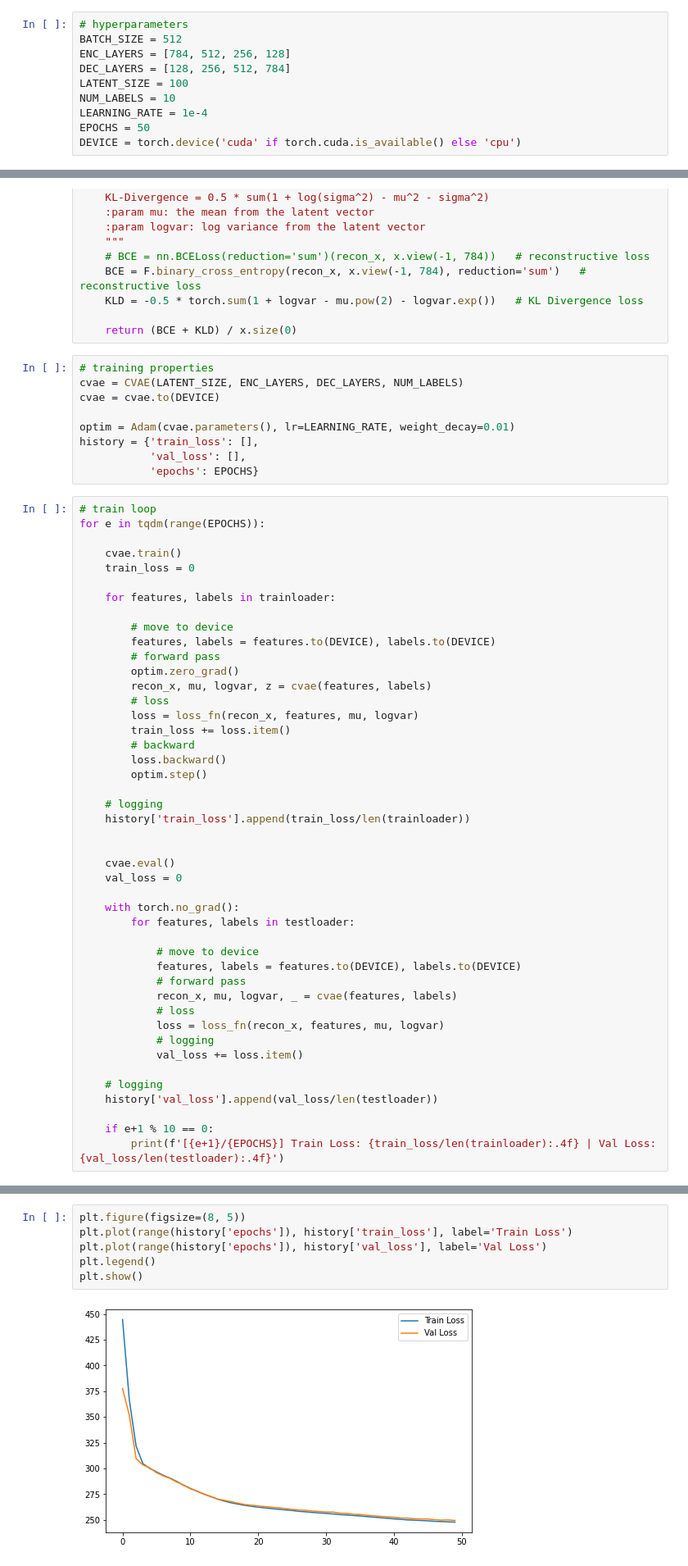
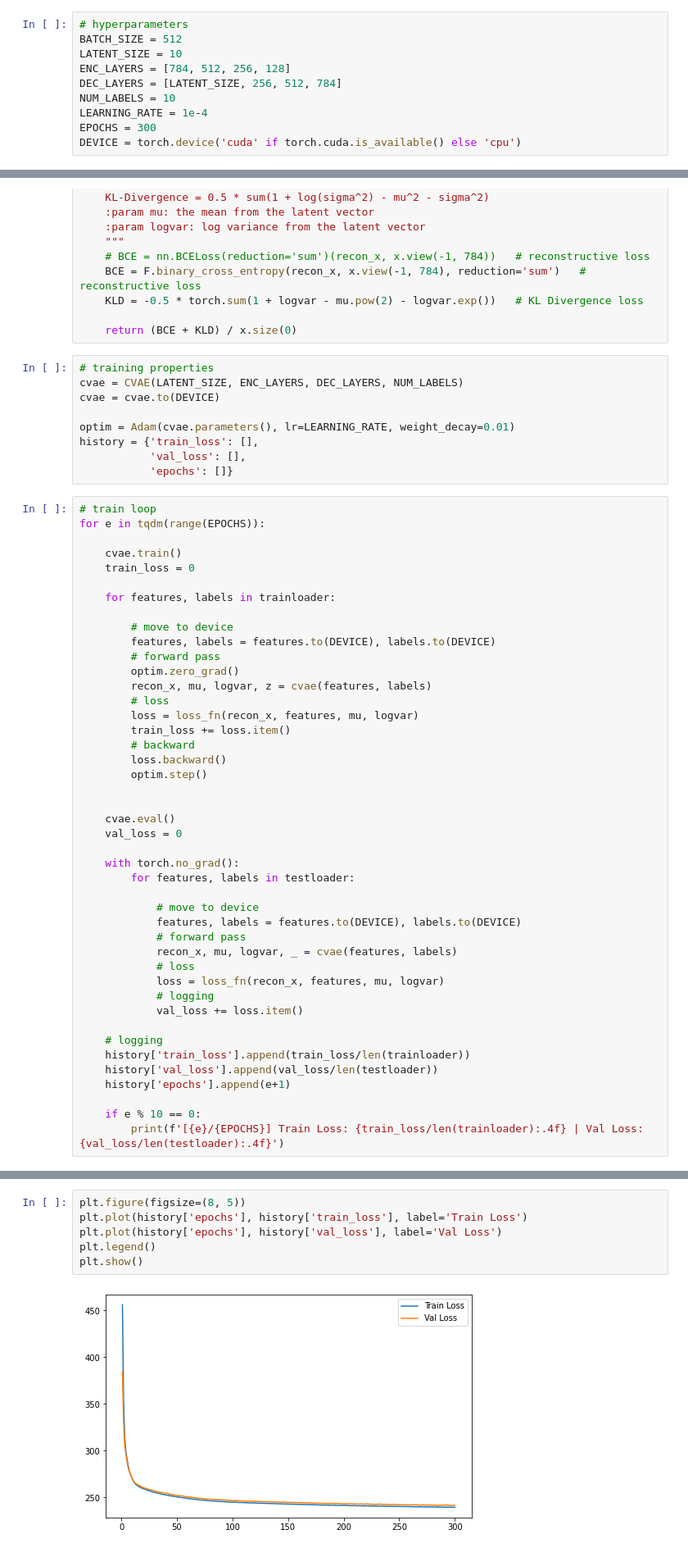
Before and after one commit to fhrzn/sml-tech, a Jupyter notebook: Tasks/Task 3 - Generative Models/smlt-03-generative-models.ipynb, the cells around one changed output, grey strips where cells are left out. Shown at 82% size. Saved outputs shown, nothing was run; the diff lists cells and outputs as text.

```diff
--- a/Tasks/Task 3 - Generative Models/smlt-03-generative-models.ipynb
+++ b/Tasks/Task 3 - Generative Models/smlt-03-generative-models.ipynb
@@ -12,12 +15,12 @@ import matplotlib.pyplot as plt
 # %%
 # hyperparameters
 BATCH_SIZE = 512
+LATENT_SIZE = 10
 ENC_LAYERS = [784, 512, 256, 128]
-DEC_LAYERS = [128, 256, 512, 784]
-LATENT_SIZE = 100
+DEC_LAYERS = [LATENT_SIZE, 256, 512, 784]
 NUM_LABELS = 10
 LEARNING_RATE = 1e-4
-EPOCHS = 50
+EPOCHS = 300
 DEVICE = torch.device('cuda' if torch.cuda.is_available() else 'cpu')
 # %%
 transform = transforms.Compose([transforms.ToTensor()])
@@ -185,7 +188,7 @@ cvae = cvae.to(DEVICE)
 optim = Adam(cvae.parameters(), lr=LEARNING_RATE, weight_decay=0.01)
 history = {'train_loss': [],
            'val_loss': [],
-           'epochs': EPOCHS}
+           'epochs': []}
 # %%
 # train loop
 for e in tqdm(range(EPOCHS)):
@@ -207,9 +210,6 @@ for e in tqdm(range(EPOCHS)):
         loss.backward()
         optim.step()
 
-    # logging
-    history['train_loss'].append(train_loss/len(trainloader))
-
 
     cvae.eval()
     val_loss = 0
@@ -227,8 +227,10 @@ for e in tqdm(range(EPOCHS)):
             val_loss += loss.item()
 
     # logging
+    history['train_loss'].append(train_loss/len(trainloader))
     history['val_loss'].append(val_loss/len(testloader))
+    history['epochs'].append(e+1)
 
-    if e+1 % 10 == 0:
-        print(f'[{e+1}/{EPOCHS}] Train Loss: {train_loss/len(trainloader):.4f} | Val Loss: {val_loss/len(testloader):.4f}')
+    if e % 10 == 0:
+        print(f'[{e}/{EPOCHS}] Train Loss: {train_loss/len(trainloader):.4f} | Val Loss: {val_loss/len(testloader):.4f}')
 # %% [output]
@@ -252,11 +254,11 @@ for e in tqdm(range(EPOCHS)):
 # %%
 plt.figure(figsize=(8, 5))
-plt.plot(range(history['epochs']), history['train_loss'], label='Train Loss')
-plt.plot(range(history['epochs']), history['val_loss'], label='Val Loss')
+plt.plot(history['epochs'], history['train_loss'], label='Train Loss')
+plt.plot(history['epochs'], history['val_loss'], label='Val Loss')
 plt.legend()
 plt.show()
 # %% [output]
-[figure, old version]
+[figure, new version]
 # %%
 labels = torch.tensor([i for i in range(10) for _ in range(10)]).unsqueeze(1).to(DEVICE)
 z = torch.randn(labels.shape[0], LATENT_SIZE).to(DEVICE)
```
Also changed, not shown: parts of 4 cells of this notebook.
